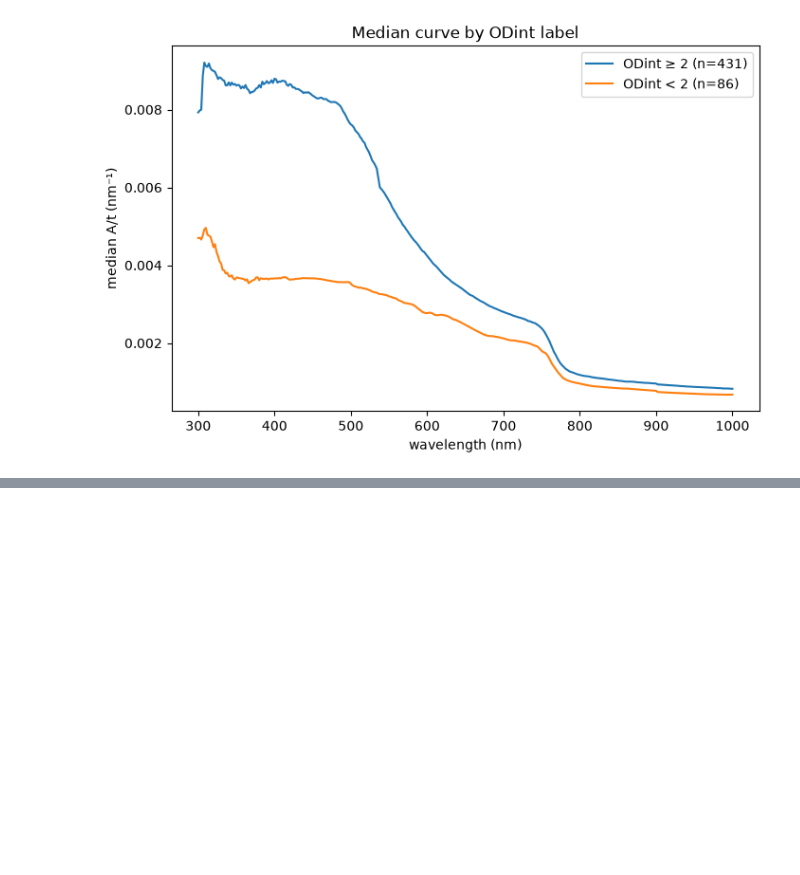
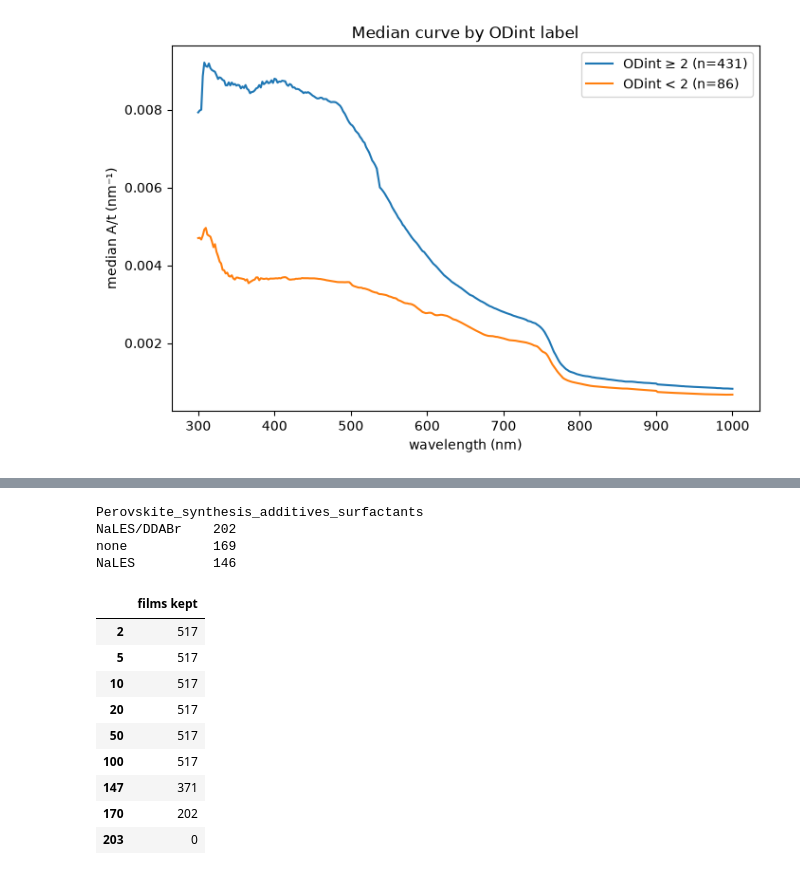
Before and after one commit to saad440/absynth, a Jupyter notebook: notebooks/audit.ipynb, the cells around one changed output, grey strips where cells are left out. Cells and saved outputs as stored; diff of their text form; code cells hidden in the pictures; blank space fills up the shorter version.

Commit message:
Add variability and subset diagnostics for the audit

```diff
--- a/notebooks/audit.ipynb
+++ b/notebooks/audit.ipynb
@@ -261,3 +329,28 @@ plt.show()
+# %%
+arm_counts = dataset.parameters[ADDITIVES_COLUMN].value_counts()
+print(arm_counts.to_string())
+
+thresholds = [2, 5, 10, 20, 50, 100, 147, 170, 203]
+sizes = {
+    threshold: len(subset_min_observations(dataset.parameters, ADDITIVES_COLUMN, threshold))
+    for threshold in thresholds
+}
+pd.Series(sizes, name="films kept").to_frame()
+# %% [output]
+Perovskite_synthesis_additives_surfactants
+NaLES/DDABr    202
+none           169
+NaLES          146
+|  | films kept |
+| 2 | 517 |
+| 5 | 517 |
+| 10 | 517 |
+| 20 | 517 |
+| 50 | 517 |
+| 100 | 517 |
+| 147 | 371 |
+| 170 | 202 |
+| 203 | 0 |
 # %% [markdown]
 ## Findings
 
```
Also changed, not shown: parts of 7 cells of this notebook, 4 other files.
